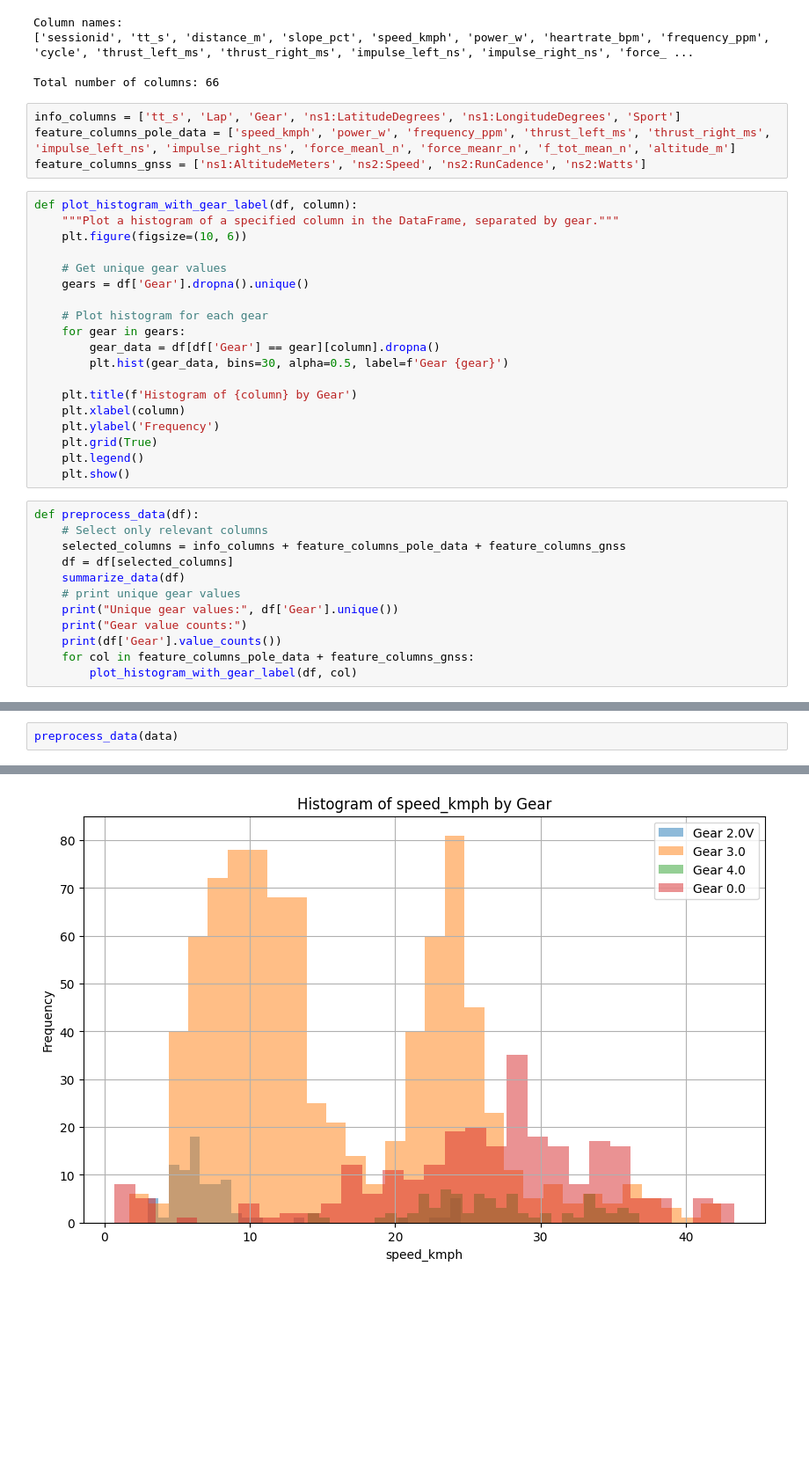
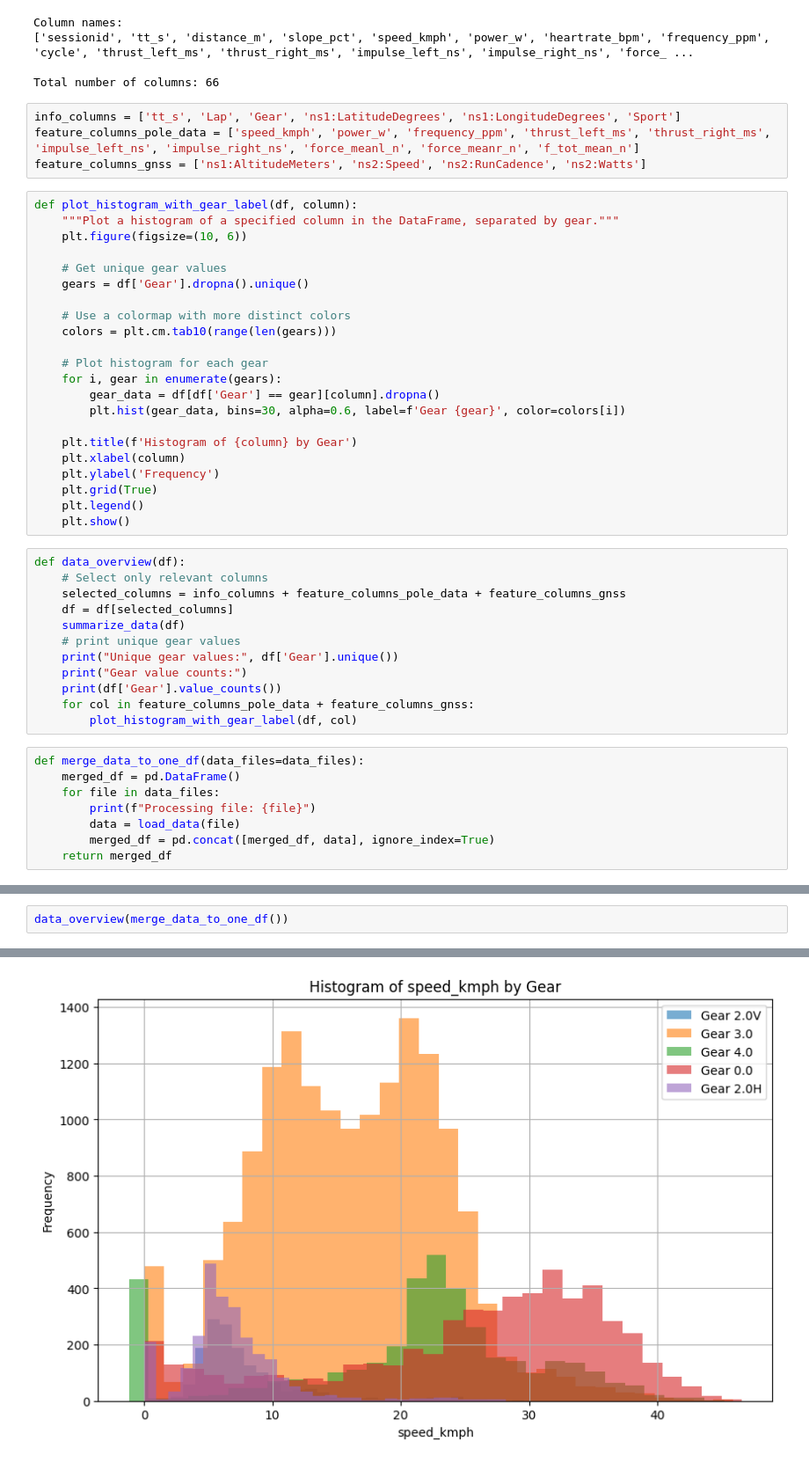
Before and after one commit to zebborjesson/tra300-ski-technique-classification, a Jupyter notebook: data_sync/pre_process_data.ipynb, the cells around one changed output, grey strips where cells are left out. Shown at 88% size. Drawn from its saved outputs; the diff is of its cells as text; blank space fills up the shorter version.

```diff
--- a/data_sync/pre_process_data.ipynb
+++ b/data_sync/pre_process_data.ipynb
@@ -49,7 +49,7 @@ Column names:
 Total number of columns: 66
 # %%
 info_columns = ['tt_s', 'Lap', 'Gear', 'ns1:LatitudeDegrees', 'ns1:LongitudeDegrees', 'Sport']
-feature_columns_pole_data = ['speed_kmph', 'power_w', 'frequency_ppm', 'thrust_left_ms', 'thrust_right_ms', 'impulse_left_ns', 'impulse_right_ns', 'force_meanl_n', 'force_meanr_n', 'f_tot_mean_n', 'altitude_m']
+feature_columns_pole_data = ['speed_kmph', 'power_w', 'frequency_ppm', 'thrust_left_ms', 'thrust_right_ms', 'impulse_left_ns', 'impulse_right_ns', 'force_meanl_n', 'force_meanr_n', 'f_tot_mean_n']
 feature_columns_gnss = ['ns1:AltitudeMeters', 'ns2:Speed', 'ns2:RunCadence', 'ns2:Watts']
 # %%
 def plot_histogram_with_gear_label(df, column):
@@ -59,10 +59,13 @@ def plot_histogram_with_gear_label(df, column):
     # Get unique gear values
     gears = df['Gear'].dropna().unique()
 
+    # Use a colormap with more distinct colors
+    colors = plt.cm.tab10(range(len(gears)))
+
     # Plot histogram for each gear
-    for gear in gears:
+    for i, gear in enumerate(gears):
         gear_data = df[df['Gear'] == gear][column].dropna()
-        plt.hist(gear_data, bins=30, alpha=0.5, label=f'Gear {gear}')
+        plt.hist(gear_data, bins=30, alpha=0.6, label=f'Gear {gear}', color=colors[i])
 
     plt.title(f'Histogram of {column} by Gear')
     plt.xlabel(column)
@@ -71,7 +74,7 @@ def plot_histogram_with_gear_label(df, column):
     plt.legend()
     plt.show()
 # %%
-def preprocess_data(df):
+def data_overview(df):
     # Select only relevant columns
     selected_columns = info_columns + feature_columns_pole_data + feature_columns_gnss
     df = df[selected_columns]
@@ -82,3 +85,11 @@ def preprocess_data(df):
     print(df['Gear'].value_counts())
     for col in feature_columns_pole_data + feature_columns_gnss:
         plot_histogram_with_gear_label(df, col)
+# %%
+def merge_data_to_one_df(data_files=data_files):
+    merged_df = pd.DataFrame()
+    for file in data_files:
+        print(f"Processing file: {file}")
+        data = load_data(file)
+        merged_df = pd.concat([merged_df, data], ignore_index=True)
+    return merged_df
@@ -85,3 +165,3 @@ def preprocess_data(df):
 # %%
-preprocess_data(data)
+data_overview(merge_data_to_one_df())
 # %% [output]
@@ -105 +185 @@ dtype: int64
-[figure, old version]
+[figure, new version]
```
Also changed, not shown: parts of 18 cells of this notebook, 28 other files.
